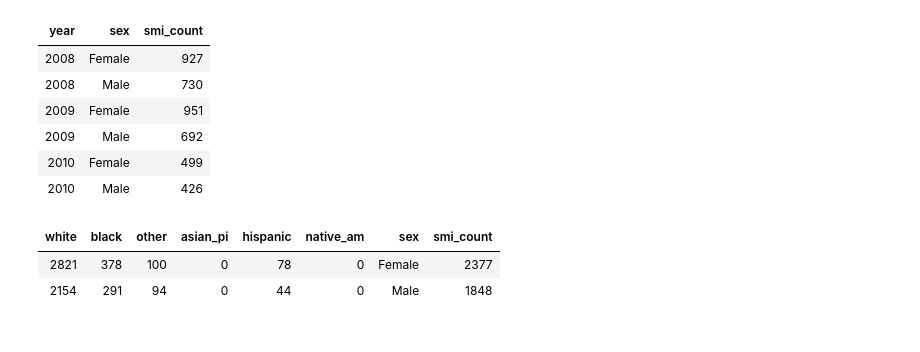
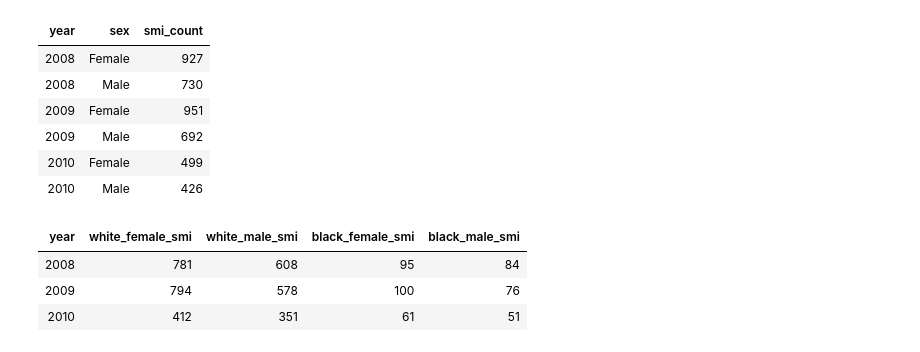
Before and after one commit to juliamcgowan/SMI-Inpatient-Claims, a Jupyter notebook: SMI_Inpatient_Claims.ipynb, the cells around one changed output. Cells and saved outputs as stored; diff of their text form; code cells hidden in the pictures.

```diff
--- a/SMI_Inpatient_Claims.ipynb
+++ b/SMI_Inpatient_Claims.ipynb
@@ -476,25 +475,24 @@ ORDER BY year, sex;
 | 2009 | Male | 692 |
 | 2010 | Female | 499 |
 | 2010 | Male | 426 |
-# %%
-%sql
--- Count of Medicare beneficiaries meeting SMI definition by race and sex across all years in the dataset
-SELECT
-    SUM(race_white)      AS white,
-    SUM(race_black)      AS black,
-    SUM(race_other)      AS other,
-    SUM(race_asian_pi)   AS asian_pi,
-    SUM(race_hispanic)   AS hispanic,
-    SUM(race_native)     AS native_am,
-    CASE
-        WHEN female = 1 THEN 'Female'
-        ELSE 'Male'
-    END AS sex,
-    SUM(CASE WHEN smi = 1 THEN 1 ELSE 0 END) AS smi_count
-FROM output_df where year is not NULL
-GROUP BY sex
-ORDER BY sex;
-# %% [output]
-| white | black | other | asian_pi | hispanic | native_am | sex | smi_count |
-| 2821 | 378 | 100 | 0 | 78 | 0 | Female | 2377 |
-| 2154 | 291 | 94 | 0 | 44 | 0 | Male | 1848 |
+# %%
+%sql
+-- Count of Medicare beneficiaries meeting SMI definition by race (Black and white) and sex across all years in the dataset
+SELECT
+    year,
+
+    SUM(CASE WHEN female = 1 AND race_white = 1 AND smi = 1 THEN 1 ELSE 0 END) AS white_female_smi,
+    SUM(CASE WHEN female = 0 AND race_white = 1 AND smi = 1 THEN 1 ELSE 0 END) AS white_male_smi,
+
+    SUM(CASE WHEN female = 1 AND race_black = 1 AND smi = 1 THEN 1 ELSE 0 END) AS black_female_smi,
+    SUM(CASE WHEN female = 0 AND race_black = 1 AND smi = 1 THEN 1 ELSE 0 END) AS black_male_smi
+
+FROM output_df
+WHERE year IS NOT NULL
+GROUP BY year
+ORDER BY year;
+# %% [output]
+| year | white_female_smi | white_male_smi | black_female_smi | black_male_smi |
+| 2008 | 781 | 608 | 95 | 84 |
+| 2009 | 794 | 578 | 100 | 76 |
+| 2010 | 412 | 351 | 61 | 51 |
```
Also changed, not shown: parts of 1 cell of this notebook.
